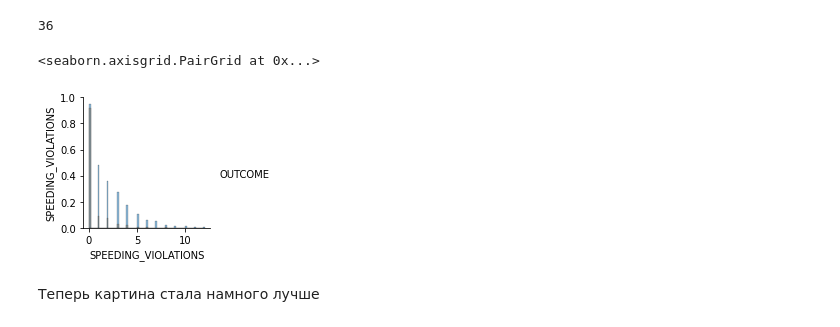
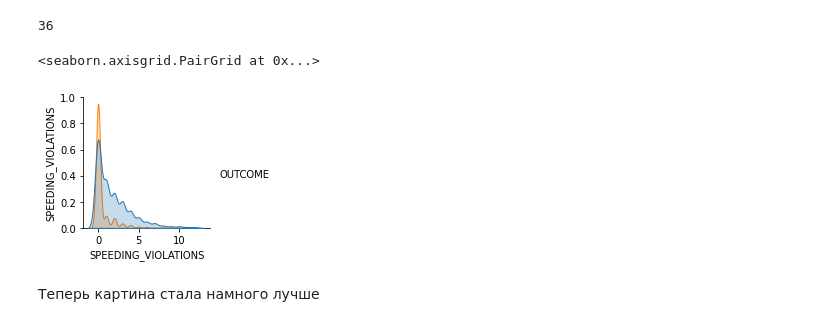
Before and after one commit to PureEvil-UselessMan/MachineLearningAndDataAnalysis, a Jupyter notebook: 00. ML.ipynb, the cells around one changed output. Cells and saved outputs as stored; diff of their text form; code cells hidden in the pictures.

```diff
--- a/00. ML.ipynb
+++ b/00. ML.ipynb
@@ -230,10 +230,10 @@ len(rows_to_drop)
 # %%
 data = data.drop(rows_to_drop)
 # %%
-sns.pairplot(data[["SPEEDING_VIOLATIONS", "OUTCOME"]], hue="OUTCOME", diag_kind="hist")
+sns.pairplot(data[["SPEEDING_VIOLATIONS", "OUTCOME"]], hue="OUTCOME")
 # %% [output]
 <seaborn.axisgrid.PairGrid at 0x...>
-[figure, old version]
+[figure, new version]
 # %% [markdown]
 Теперь картина стала намного лучше
 # %%
```
Also changed, not shown: parts of 62 cells of this notebook.
